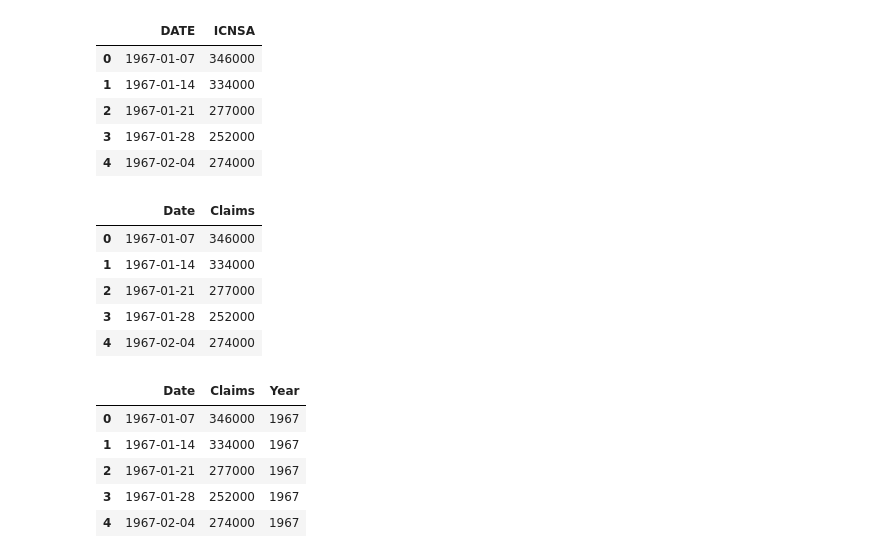
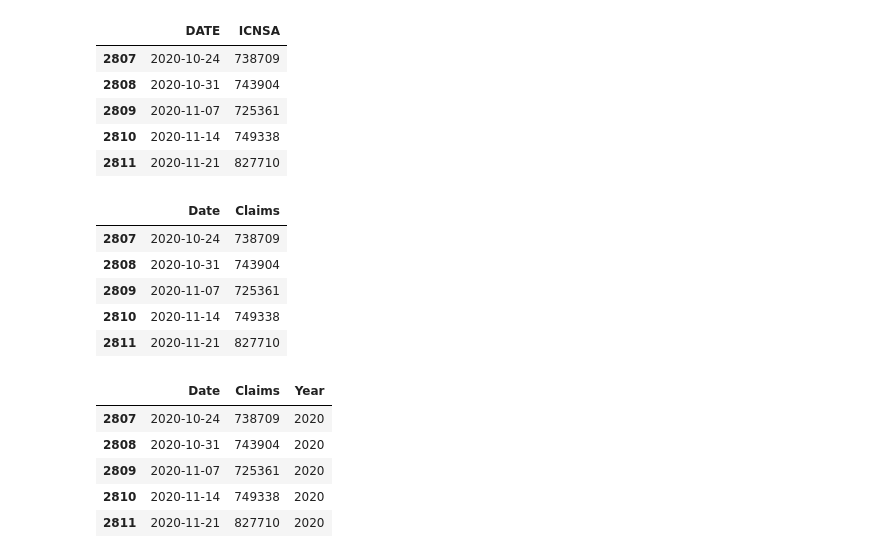
Before and after one commit to justinboggs/unemployment-claims, a Jupyter notebook: weeklyClaims.ipynb, the cells around one changed output. Cells and saved outputs as stored; diff of their text form; code cells hidden in the pictures.

```diff
--- a/weeklyClaims.ipynb
+++ b/weeklyClaims.ipynb
@@ -10,34 +10,34 @@ import requests
 # %%
 unemploy_data = pd.read_csv("data/ICNSA.csv")
 # %%
-unemploy_data.head()
+unemploy_data.tail()
 # %% [output]
 |  | DATE | ICNSA |
-| 0 | 1967-01-07 | 346000 |
-| 1 | 1967-01-14 | 334000 |
-| 2 | 1967-01-21 | 277000 |
-| 3 | 1967-01-28 | 252000 |
-| 4 | 1967-02-04 | 274000 |
+| 2807 | 2020-10-24 | 738709 |
+| 2808 | 2020-10-31 | 743904 |
+| 2809 | 2020-11-07 | 725361 |
+| 2810 | 2020-11-14 | 749338 |
+| 2811 | 2020-11-21 | 827710 |
 # %%
 initial_claims = unemploy_data.rename(columns={'DATE':'Date', 'ICNSA':'Claims'})
-initial_claims.head()
+initial_claims.tail()
 # %% [output]
 |  | Date | Claims |
-| 0 | 1967-01-07 | 346000 |
-| 1 | 1967-01-14 | 334000 |
-| 2 | 1967-01-21 | 277000 |
-| 3 | 1967-01-28 | 252000 |
-| 4 | 1967-02-04 | 274000 |
+| 2807 | 2020-10-24 | 738709 |
+| 2808 | 2020-10-31 | 743904 |
+| 2809 | 2020-11-07 | 725361 |
+| 2810 | 2020-11-14 | 749338 |
+| 2811 | 2020-11-21 | 827710 |
 # %%
 initial_claims['Year'] = pd.DatetimeIndex(initial_claims['Date']).year
-initial_claims.head()
+initial_claims.tail()
 # %% [output]
 |  | Date | Claims | Year |
-| 0 | 1967-01-07 | 346000 | 1967 |
-| 1 | 1967-01-14 | 334000 | 1967 |
-| 2 | 1967-01-21 | 277000 | 1967 |
-| 3 | 1967-01-28 | 252000 | 1967 |
-| 4 | 1967-02-04 | 274000 | 1967 |
+| 2807 | 2020-10-24 | 738709 | 2020 |
+| 2808 | 2020-10-31 | 743904 | 2020 |
+| 2809 | 2020-11-07 | 725361 | 2020 |
+| 2810 | 2020-11-14 | 749338 | 2020 |
+| 2811 | 2020-11-21 | 827710 | 2020 |
 # %%
 x_axis = initial_claims['Date']
 y_axis = initial_claims['Claims']
```
Also changed, not shown: parts of 1 cell of this notebook, 10 other files.
